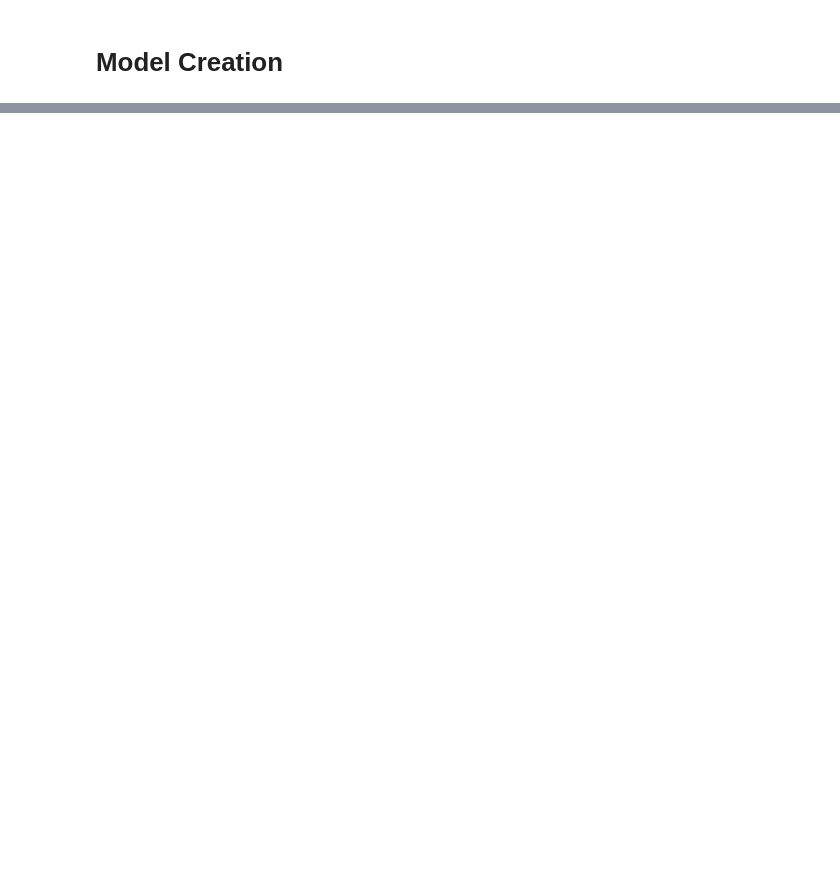
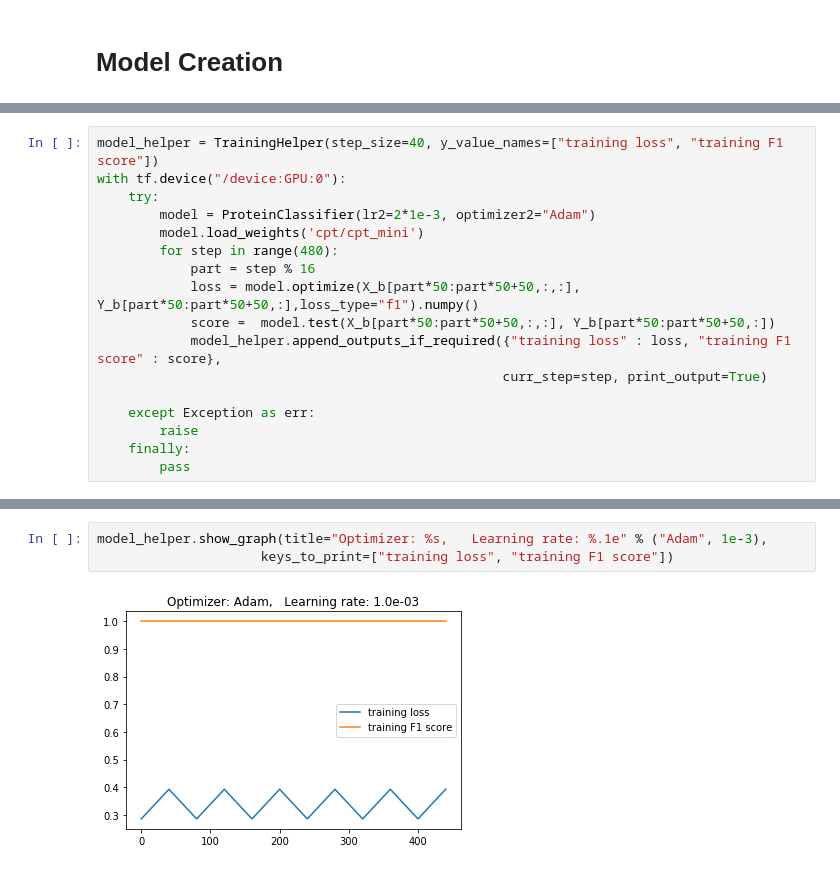
Before and after one commit to michaelfiman/protein_classification, a Jupyter notebook: protein_classifier_main.ipynb, the cells around one changed output, grey strips where cells are left out. Drawn from its saved outputs; the diff is of its cells as text; blank space fills up the shorter version.

```diff
--- a/protein_classifier_main.ipynb
+++ b/protein_classifier_main.ipynb
@@ -419,0 +609,17 @@ with tf.device("/device:CPU:0"):
+# %%
+model_helper = TrainingHelper(step_size=40, y_value_names=["training loss", "training F1 score"])
+with tf.device("/device:GPU:0"):
+    try:
+        model = ProteinClassifier(lr2=2*1e-3, optimizer2="Adam")
+        model.load_weights('cpt/cpt_mini')
+        for step in range(480):
+            part = step % 16
+            loss = model.optimize(X_b[part*50:part*50+50,:,:], Y_b[part*50:part*50+50,:],loss_type="f1").numpy()
+            score =  model.test(X_b[part*50:part*50+50,:,:], Y_b[part*50:part*50+50,:])
+            model_helper.append_outputs_if_required({"training loss" : loss, "training F1 score" : score},
+                                                    curr_step=step, print_output=True)
+
+    except Exception as err:
+        raise
+    finally:
+        pass
@@ -419,0 +645,5 @@ with tf.device("/device:CPU:0"):
+# %%
+model_helper.show_graph(title="Optimizer: %s,   Learning rate: %.1e" % ("Adam", 1e-3),
+                     keys_to_print=["training loss", "training F1 score"])
+# %% [output]
+[figure, added]
```
Also changed, not shown: parts of 41 cells of this notebook.
